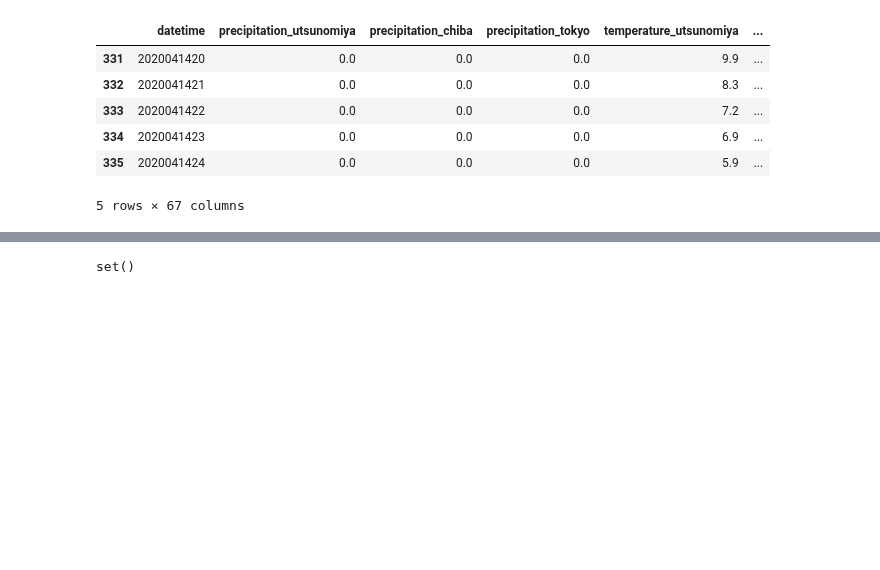
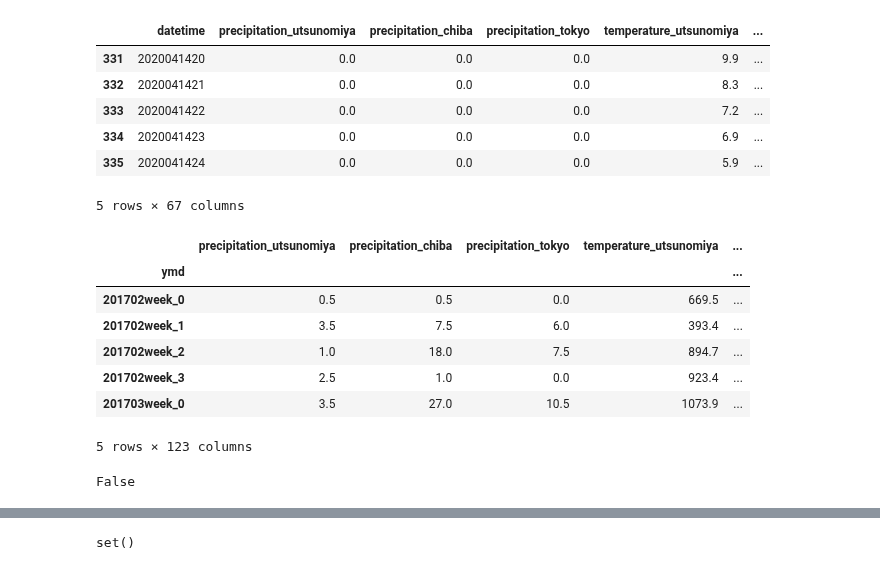
Before and after one commit to masaponto/kafun_solution, a Jupyter notebook: exp6/polen_agg.ipynb, the cells around one changed output, grey strips where cells are left out. Saved outputs shown, nothing was run; the diff lists cells and outputs as text; code cells hidden in the pictures; blank space fills up the shorter version.

```diff
--- a/exp6/polen_agg.ipynb
+++ b/exp6/polen_agg.ipynb
@@ -233,3 +252,18 @@ df_ymd = _df[cols].groupby("ymd").sum()
+# %%
+df_ymd.head()
+# %% [output]
+|  | precipitation_utsunomiya | precipitation_chiba | precipitation_tokyo | temperature_utsunomiya | ... |
+| ymd |  |  |  |  | ... |
+| 201702week_0 | 0.5 | 0.5 | 0.0 | 669.5 | ... |
+| 201702week_1 | 3.5 | 7.5 | 6.0 | 393.4 | ... |
+| 201702week_2 | 1.0 | 18.0 | 7.5 | 894.7 | ... |
+| 201702week_3 | 2.5 | 1.0 | 0.0 | 923.4 | ... |
+| 201703week_0 | 3.5 | 27.0 | 10.5 | 1073.9 | ... |
+5 rows × 123 columns
+# %%
+df_ymd.isna().any().any()
+# %% [output]
+False
 # %%
 _df_ymd_count = _df[["ymd", "pollen_tokyo"]].groupby("ymd").count().reset_index().rename(columns={"pollen_tokyo": "count"})
 _df_ymd_count = _df_ymd_count[_df_ymd_count["count"] >= 168].reset_index(drop=True)
```
Also changed, not shown: parts of 17 cells of this notebook, 3 other files.
